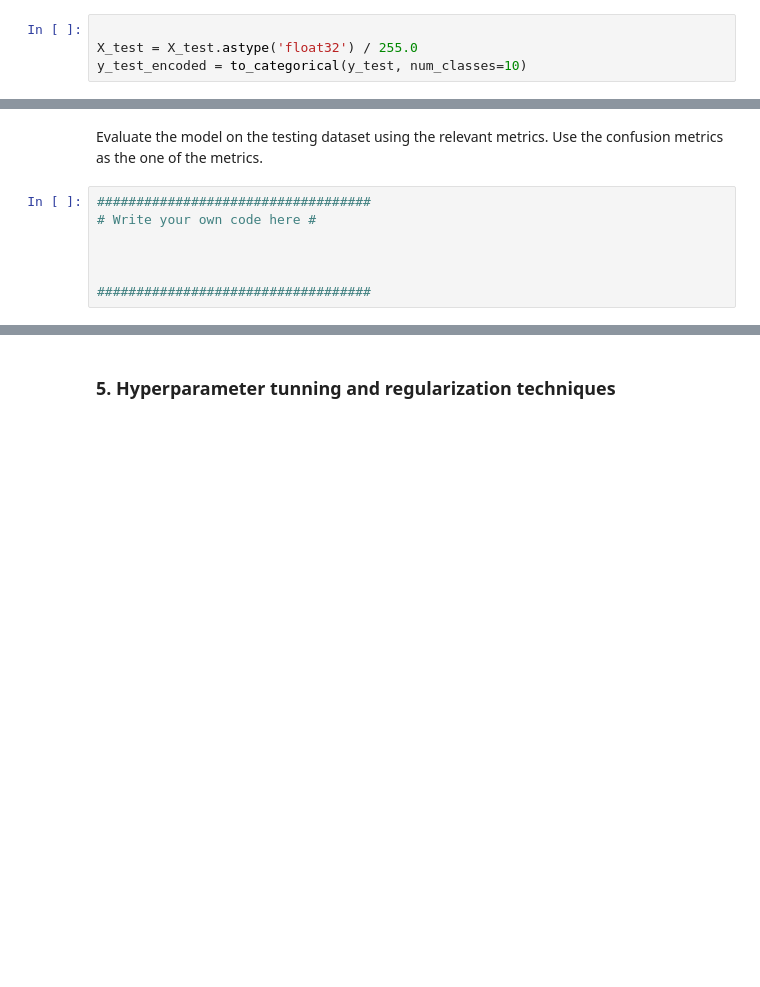
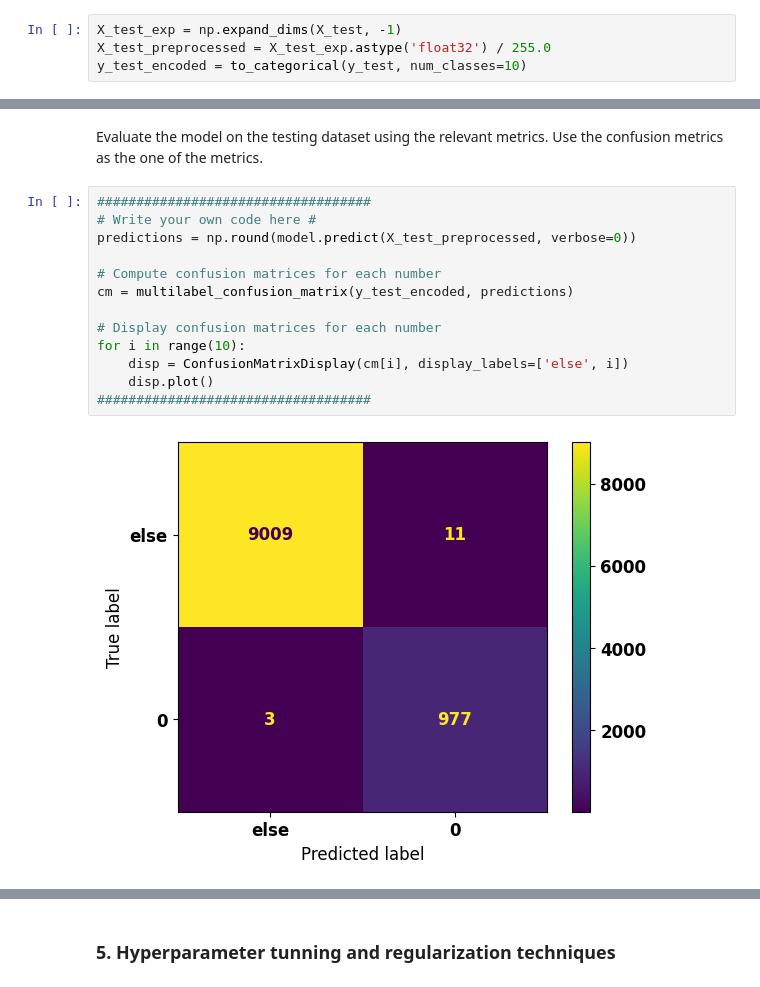
Before and after one commit to xpecon00/MPA-MLF, a Jupyter notebook: Ex_07.ipynb, the cells around one changed output, grey strips where cells are left out. Drawn from its saved outputs; the diff is of its cells as text; blank space fills up the shorter version.

```diff
--- a/Ex_07.ipynb
+++ b/Ex_07.ipynb
@@ -179,8 +171,8 @@ Epoch 20/20
 # %% [markdown]
 Plot the development of the training and validation loss, and training and validation metrics.
 # %%
-
-X_test = X_test.astype('float32') / 255.0
+X_test_exp = np.expand_dims(X_test, -1)
+X_test_preprocessed = X_test_exp.astype('float32') / 255.0
 y_test_encoded = to_categorical(y_test, num_classes=10)
 # %%
 ###################################
@@ -199,10 +203,18 @@ plt.plot(history.history['val_loss'])
 ### 4. Model evaluation
 # %% [markdown]
 Evaluate the model on the testing dataset using the relevant metrics. Use the confusion metrics as the one of the metrics.
-# %%
-###################################
-# Write your own code here #
-
-
-
-###################################
+# %%
+###################################
+# Write your own code here #
+predictions = np.round(model.predict(X_test_preprocessed, verbose=0))
+
+# Compute confusion matrices for each number
+cm = multilabel_confusion_matrix(y_test_encoded, predictions)
+
+# Display confusion matrices for each number
+for i in range(10):
+    disp = ConfusionMatrixDisplay(cm[i], display_labels=['else', i])
+    disp.plot()
+###################################
+# %% [output]
+[figure, added]
```
Also changed, not shown: parts of 10 cells of this notebook.
